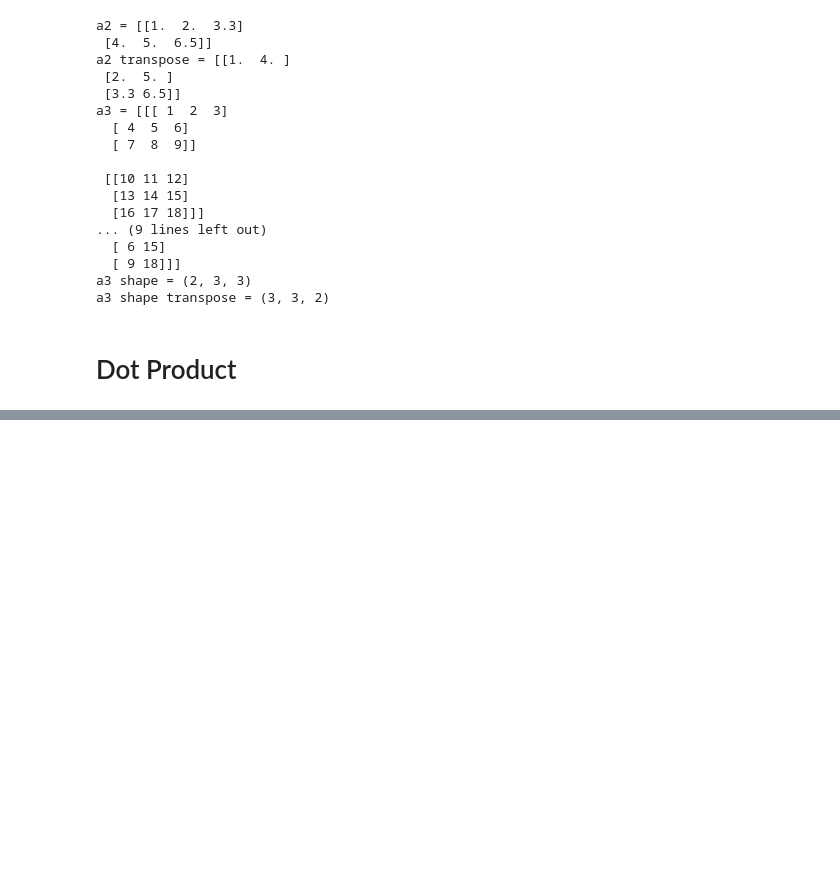
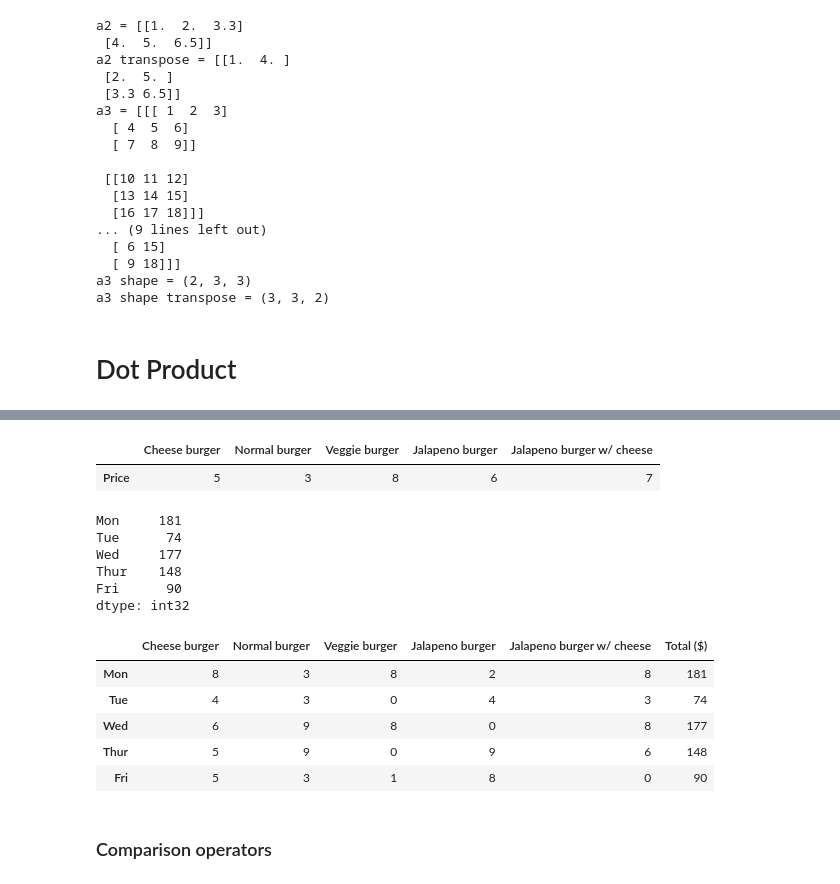
Before and after one commit to nacho481/capstone_project, a Jupyter notebook: sample_project1/NumPy/numpy_tutorial.ipynb, the cells around one changed output, grey strips where cells are left out. Saved outputs shown, nothing was run; the diff lists cells and outputs as text; code cells hidden in the pictures; blank space fills up the shorter version.

Commit message:
Update numpy_tutorial.ipynb
comparing arrays

```diff
--- a/sample_project1/NumPy/numpy_tutorial.ipynb
+++ b/sample_project1/NumPy/numpy_tutorial.ipynb
@@ -648,0 +738,13 @@ mat2 =
+# %%
+# Practice
+sales_amount_sandwhiches = np.random.randint(10, size=(5,5))
+weekly_sales_sandwhiches = pd.DataFrame(sales_amount_sandwhiches,
+                                       index=['Mon', 'Tue', 'Wed', 'Thur', 'Fri'],
+                                       columns=['Cheese burger', 'Normal burger', 'Veggie burger', 'Jalapeno burger', 'Jalapeno burger w/ cheese'])
+
+prices_sandwhiches = np.array([5, 3, 8, 6, 7])
+prices_sandwhiches_dataFrame = pd.DataFrame(prices_sandwhiches.reshape(1,5),
+                                            index=['Price'],
+                                            columns=['Cheese burger', 'Normal burger', 'Veggie burger', 'Jalapeno burger', 'Jalapeno burger w/ cheese'])
+
+weekly_sales_sandwhiches
@@ -648,0 +758,27 @@ mat2 =
+# %%
+prices_sandwhiches_dataFrame
+# %% [output]
+|  | Cheese burger | Normal burger | Veggie burger | Jalapeno burger | Jalapeno burger w/ cheese |
+| Price | 5 | 3 | 8 | 6 | 7 |
+# %%
+total_sales_sandwhiches = weekly_sales_sandwhiches.dot(prices_sandwhiches)
+total_sales_sandwhiches
+# %% [output]
+Mon     181
+Tue      74
+Wed     177
+Thur    148
+Fri      90
+dtype: int32
+# %%
+weekly_sales_sandwhiches['Total ($)'] = total_sales_sandwhiches
+weekly_sales_sandwhiches
+# %% [output]
+|  | Cheese burger | Normal burger | Veggie burger | Jalapeno burger | Jalapeno burger w/ cheese | Total ($) |
+| Mon | 8 | 3 | 8 | 2 | 8 | 181 |
+| Tue | 4 | 3 | 0 | 4 | 3 | 74 |
+| Wed | 6 | 9 | 8 | 0 | 8 | 177 |
+| Thur | 5 | 9 | 0 | 9 | 6 | 148 |
+| Fri | 5 | 3 | 1 | 8 | 0 | 90 |
+# %% [markdown]
+### Comparison operators
```
Also changed, not shown: parts of 10 cells of this notebook.
